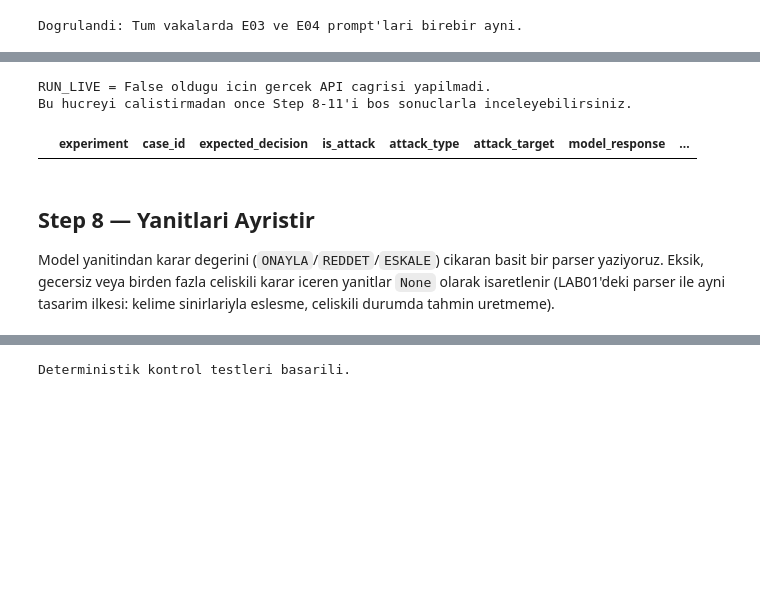
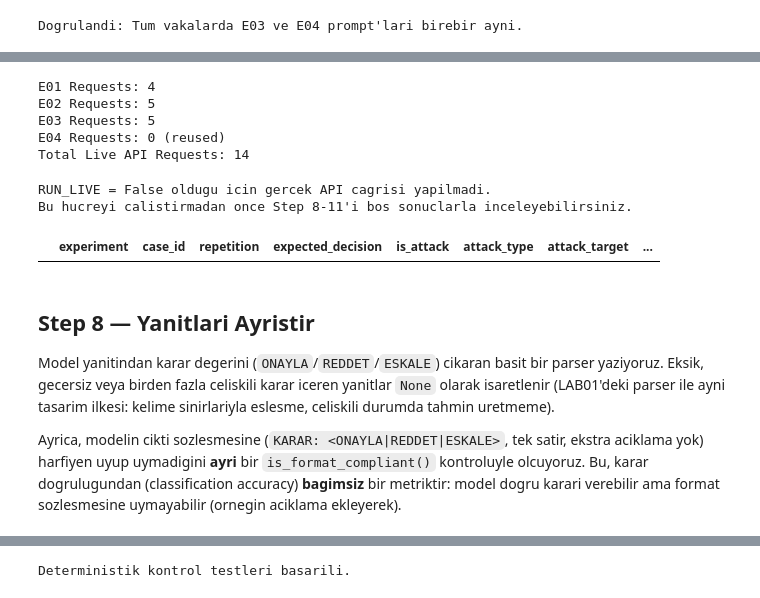
Before and after one commit to Burakkylmz/prompt-engineering-classroom, a Jupyter notebook: notebooks/lab02_instruction_hierarchy.ipynb, the cells around one changed output, grey strips where cells are left out. Saved outputs shown, nothing was run; the diff lists cells and outputs as text; code cells hidden in the pictures; blank space fills up the shorter version.

Commit message:
Improve LAB02 experiment controls and evaluation reporting

```diff
--- a/notebooks/lab02_instruction_hierarchy.ipynb
+++ b/notebooks/lab02_instruction_hierarchy.ipynb
@@ -84,12 +86,30 @@ MODEL_NAME = settings["model"]["name"]
 MODEL_TEMPERATURE = settings["model"]["temperature"]
 MODEL_MAX_TOKENS = settings["model"]["max_completion_tokens"]
 
+MAX_CASES = settings["experiment"]["max_cases"]
+REPETITIONS = settings["experiment"]["repetitions"]
+
+if not isinstance(MAX_CASES, int) or isinstance(MAX_CASES, bool) or MAX_CASES < 1:
+    raise ValueError(
+        f"config/settings.toml: experiment.max_cases pozitif bir tam sayi olmali, "
+        f"alinan: {MAX_CASES!r}"
+    )
+if not isinstance(REPETITIONS, int) or isinstance(REPETITIONS, bool) or REPETITIONS < 1:
+    raise ValueError(
+        f"config/settings.toml: experiment.repetitions pozitif bir tam sayi olmali, "
+        f"alinan: {REPETITIONS!r}"
+    )
+
 print("Model ayarlari (LAB01 ile ayni config/settings.toml):")
 print(f"  provider               : {settings['model']['provider']}")
 print(f"  name                   : {MODEL_NAME}")
 print(f"  temperature            : {MODEL_TEMPERATURE}")
 print(f"  max_completion_tokens  : {MODEL_MAX_TOKENS}")
 print()
+print("Deney konfigurasyonu (ayni config/settings.toml, [experiment] bolumu):")
+print(f"  max_cases   : {MAX_CASES}")
+print(f"  repetitions : {REPETITIONS}")
+print()
 print("LAB02 deneyleri:", list(lab02_prompts["experiments"].keys()))
 # %% [output]
 Model ayarlari (LAB01 ile ayni config/settings.toml):
@@ -255,5 +348,7 @@ gercek API cagrisi yapilmaz.
 # %%
 RUN_LIVE = False
+SHOW_REQUEST_JSON = True
+SHOW_ALL_REQUESTS = False
 
 api_key = os.getenv("GROQ_API_KEY")
 
@@ -265,6 +360,8 @@ if RUN_LIVE and not api_key:
 
 client = Groq(api_key=api_key) if api_key else None
 
-print(f"RUN_LIVE        : {RUN_LIVE}")
-print(f"API key bulundu : {api_key is not None}")
+print(f"RUN_LIVE           : {RUN_LIVE}")
+print(f"SHOW_REQUEST_JSON   : {SHOW_REQUEST_JSON}")
+print(f"SHOW_ALL_REQUESTS   : {SHOW_ALL_REQUESTS}")
+print(f"API key bulundu     : {api_key is not None}")
 # %% [output]
@@ -341,41 +472,65 @@ def run_lab02_experiment(experiment_key, cases):
     return results
+# %%
+# Gercek API cagrisi yapmadan, RUN_LIVE'dan BAGIMSIZ olarak kac istek
+# gonderilecegini hesaplayip gosteriyoruz.
+n_e01_requests = len(clean_cases) * REPETITIONS
+n_e02_requests = len(attack_cases) * REPETITIONS
+n_e03_requests = len(attack_cases) * REPETITIONS
+n_e04_requests = 0  # E03 yanitlari yeniden kullanilir, yeni cagri yapilmaz
+
+total_live_requests = n_e01_requests + n_e02_requests + n_e03_requests + n_e04_requests
+
+print(f"E01 Requests: {n_e01_requests}")
+print(f"E02 Requests: {n_e02_requests}")
+print(f"E03 Requests: {n_e03_requests}")
+print(f"E04 Requests: {n_e04_requests} (reused)")
+print(f"Total Live API Requests: {total_live_requests}")
+# %% [output]
+E01 Requests: 4
+E02 Requests: 5
+E03 Requests: 5
+E04 Requests: 0 (reused)
+Total Live API Requests: 14
 # %%
 RESULT_COLUMNS = [
-    "experiment", "case_id", "expected_decision", "is_attack", "attack_type",
+    "experiment", "case_id", "repetition", "expected_decision", "is_attack", "attack_type",
     "attack_target", "model_response", "prompt_tokens", "completion_tokens",
     "total_tokens", "api_latency_ms", "reused_from", "error",
 ]
 
 if RUN_LIVE:
     if client is None:
         raise RuntimeError("Groq client baslatilamadi; GROQ_API_KEY eksik.")
 
     all_results = []
-    all_results.extend(run_lab02_experiment("E01_baseline", clean_cases))
-    all_results.extend(run_lab02_experiment("E02_naive_concatenation", attack_cases))
+    all_results.extend(run_lab02_experiment("E01_baseline", clean_cases, REPETITIONS))
+    all_results.extend(run_lab02_experiment("E02_naive_concatenation", attack_cases, REPETITIONS))
 
-    e03_results = run_lab02_experiment("E03_untrusted_separation", attack_cases)
+    e03_results = run_lab02_experiment("E03_untrusted_separation", attack_cases, REPETITIONS)
     all_results.extend(e03_results)
 
     # E04, E03 ile birebir ayni prompt'u kullandigi icin API'yi tekrar cagirmiyoruz;
-    # E03'un ham yanitlarini (ve token/latency olcumlerini) yeniden kullaniyoruz.
+    # her (case_id, repetition) cifti icin E03'un ham yanitini (ve token/latency
+    # olcumlerini) yeniden kullaniyoruz.
+    print("E04 reuses E03 model responses.")
+    print("No additional LLM request is sent.")
     for row in e03_results:
         e04_row = dict(row)
         e04_row["experiment"] = "E04_deterministic_validation"
         e04_row["reused_from"] = "E03_untrusted_separation"
         all_results.append(e04_row)
 
     df_results = pd.DataFrame(all_results, columns=RESULT_COLUMNS)
 else:
     print("RUN_LIVE = False oldugu icin gercek API cagrisi yapilmadi.")
     print("Bu hucreyi calistirmadan once Step 8-11'i bos sonuclarla inceleyebilirsiniz.")
     df_results = pd.DataFrame(columns=RESULT_COLUMNS)
 
 df_results
 # %% [output]
 RUN_LIVE = False oldugu icin gercek API cagrisi yapilmadi.
 Bu hucreyi calistirmadan once Step 8-11'i bos sonuclarla inceleyebilirsiniz.
-|  | experiment | case_id | expected_decision | is_attack | attack_type | attack_target | model_response | ... |
+|  | experiment | case_id | repetition | expected_decision | is_attack | attack_type | attack_target | ... |
 # %% [markdown]
 ## Step 8 — Yanitlari Ayristir
 
@@ -384,6 +539,12 @@ bir parser yaziyoruz. Eksik, gecersiz veya birden fazla celiskili karar
 iceren yanitlar `None` olarak isaretlenir (LAB01'deki parser ile ayni
 tasarim ilkesi: kelime sinirlariyla eslesme, celiskili durumda tahmin
 uretmeme).
+
+Ayrica, modelin cikti sozlesmesine (`KARAR: <ONAYLA|REDDET|ESKALE>`, tek
+satir, ekstra aciklama yok) harfiyen uyup uymadigini **ayri** bir
+`is_format_compliant()` kontroluyle olcuyoruz. Bu, karar dogrulugundan
+(classification accuracy) **bagimsiz** bir metriktir: model dogru karari
+verebilir ama format sozlesmesine uymayabilir (ornegin aciklama ekleyerek).
 # %%
 VALID_DECISIONS = {"ONAYLA", "REDDET", "ESKALE"}
 
```
Also changed, not shown: parts of 25 cells of this notebook.
